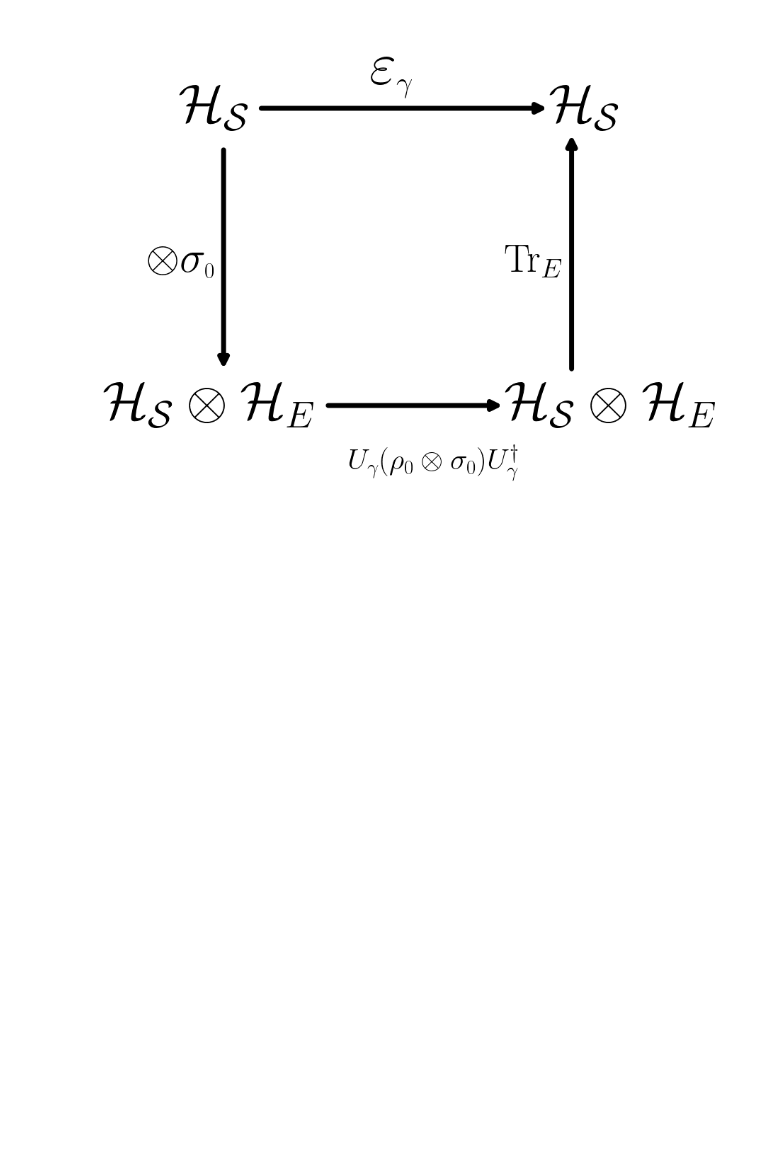
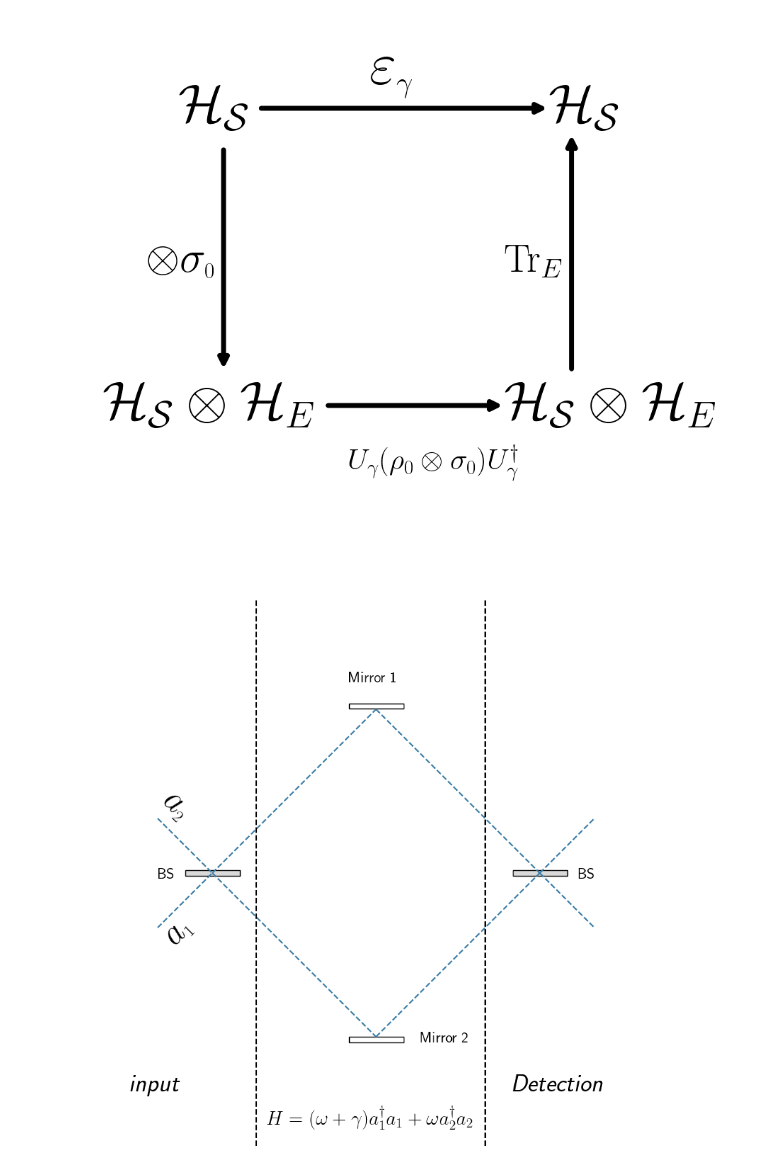
Before and after one commit to Ste1nb0cK/PosterCali, a Jupyter notebook: code/Code_Figures.ipynb, the cells around one changed output. Cells and saved outputs as stored; diff of their text form; code cells hidden in the pictures; blank space fills up the shorter version.

Commit message:
Created the MZ diagram and wrote the abstract

```diff
--- a/code/Code_Figures.ipynb
+++ b/code/Code_Figures.ipynb
@@ -11,7 +11,7 @@ import matplotlib.image as mpimg
 # Enable LaTeX in Matplotlib
 plt.rcParams['text.usetex'] = True
 # Setting the font family
-#plt.rcParams['font.serif'] = 'Times New Roman'
+plt.rcParams['font.serif'] = 'Times New Roman'
 # Setting the mathtext font
 plt.rcParams['mathtext.fontset'] = 'cm'
 # Create a new figure and axis
@@ -236,3 +236,74 @@ plt.savefig("../images/SE_Diagram_Commutation.pdf")
 # %% [output]
 <Figure size 640x480 with 0 Axes>
 [figure]
+# %%
+###############################MZ DIAGRAM
+import matplotlib.pyplot as plt
+import matplotlib.patches as patches
+
+
+
+def draw_beamsplitter(ax, center,  width, height):
+    """Draws a beamsplitter at the specified center point"""
+    rect = patches.Rectangle((center[0] - width / 2, center[1] - height / 2), width, height,
+                             edgecolor='black', facecolor='#D9D9D9')
+    ax.add_patch(rect)
+    #ax.plot([center[0] - size / 2, center[1] + size / 2], [center[1] - size / 2, center[1] + size / 2], color='black')
+
+def draw_mirror(ax, center, width, height):
+    """Draws a mirror at the specified center point"""
+    rect = patches.Rectangle((center[0] - width / 2, center[1] - height / 2), width, height,
+                             edgecolor='black', facecolor='white')
+    ax.add_patch(rect)
+
+# Create figure and axes
+fig, ax = plt.subplots(figsize=(10,10))
+
+# Beamsplitters
+draw_beamsplitter(ax, (0.2, 0.5), 0.1, 0.01)
+draw_beamsplitter(ax, (0.8, 0.5), 0.1, 0.01)
+
+# Mirrors
+draw_mirror(ax, (0.5, 0.2-0.005), 0.1, 0.01)
+draw_mirror(ax, (0.5, 0.8+0.006), 0.1, 0.01)
+
+# Light paths
+ax.plot([0.1, 0.2 ], [0.5+(0.1-0.2)*(-1), 0.5+(0.2-0.2)*(-1)], color='#3A7CA5',linestyle='--')  # input downwards
+ax.plot([0.1, 0.2], [0.5+(0.1-0.2)*(1), 0.5+(0.2-0.2)*(1)], color='#3A7CA5', linestyle='--')  # input upwards
+ax.plot([0.2,0.5  ], [0.5, 0.2], color='#3A7CA5',linestyle='--')  # Path to lower mirror
+ax.plot([0.5, 0.8], [0.2, 0.5], color='#3A7CA5',linestyle='--')  # Path from lower mirror to second beamsplitter
+ax.plot([0.2, 0.5], [0.5, 0.8], color='#3A7CA5', linestyle='--')  # Path to upper mirror
+ax.plot([0.5, 0.8], [0.8, 0.5], color='#3A7CA5', linestyle='--')  # Path from upper mirror to second beamsplitter
+ax.plot([0.8, 0.9], [0.5, 0.6], color='#3A7CA5', linestyle='--')  # Output beam upwards
+ax.plot([0.8, 0.9], [0.5, 0.4], color='#3A7CA5', linestyle='--')  # Output beam downwards
+
+#Put the labels
+ax.text(0.1,(0.1-0.1)*(-1)+0.5+0.1, r'$a_{\scriptscriptstyle 2}$',fontsize=35,rotation=-45)
+ax.text(0.1,(0.1-0.1)*(1)+0.5-0.13, r'$a_{\scriptscriptstyle 1}$',fontsize=35,rotation=45)
+
+#Limiting lines
+ax.axvline(x=0.28, color="black", linestyle="--")
+ax.axvline(x=0.7, color="black", linestyle="--")
+
+######Text
+ax.text(0.05, 0.1, r"\textit{input}", fontsize=25)
+#ax.text(0.3, 0.1, r'\textit{Free Evolution}', fontsize=25)
+ax.text(0.3, 0.04, r'$H = (\omega + \gamma)a_1^\dagger a_1 + \omega a_2^\dagger a_2 $', fontsize=20)
+ax.text(0.75, 0.1, r'\textit{Detection}', fontsize=25)
+
+#Label Items
+ax.text(0.1,0.489, "BS", fontsize=15)
+ax.text(0.87,0.489, "BS", fontsize=15)
+ax.text(0.45, 0.85, "Mirror 1", fontsize=15)
+ax.text(0.58, 0.19, "Mirror 2", fontsize=15)
+
+# Set the limits and aspect of the plot
+ax.set_xlim(0, 1)
+ax.set_ylim(0, 1)
+ax.set_aspect('equal', adjustable='box')
+ax.axis('off')
+#ax.grid()
+# Show the plot
+plt.savefig("../images/MZ_Diagram.pdf")
+# %% [output]
+[figure, added]
```
Also changed, not shown: 2 other files.
